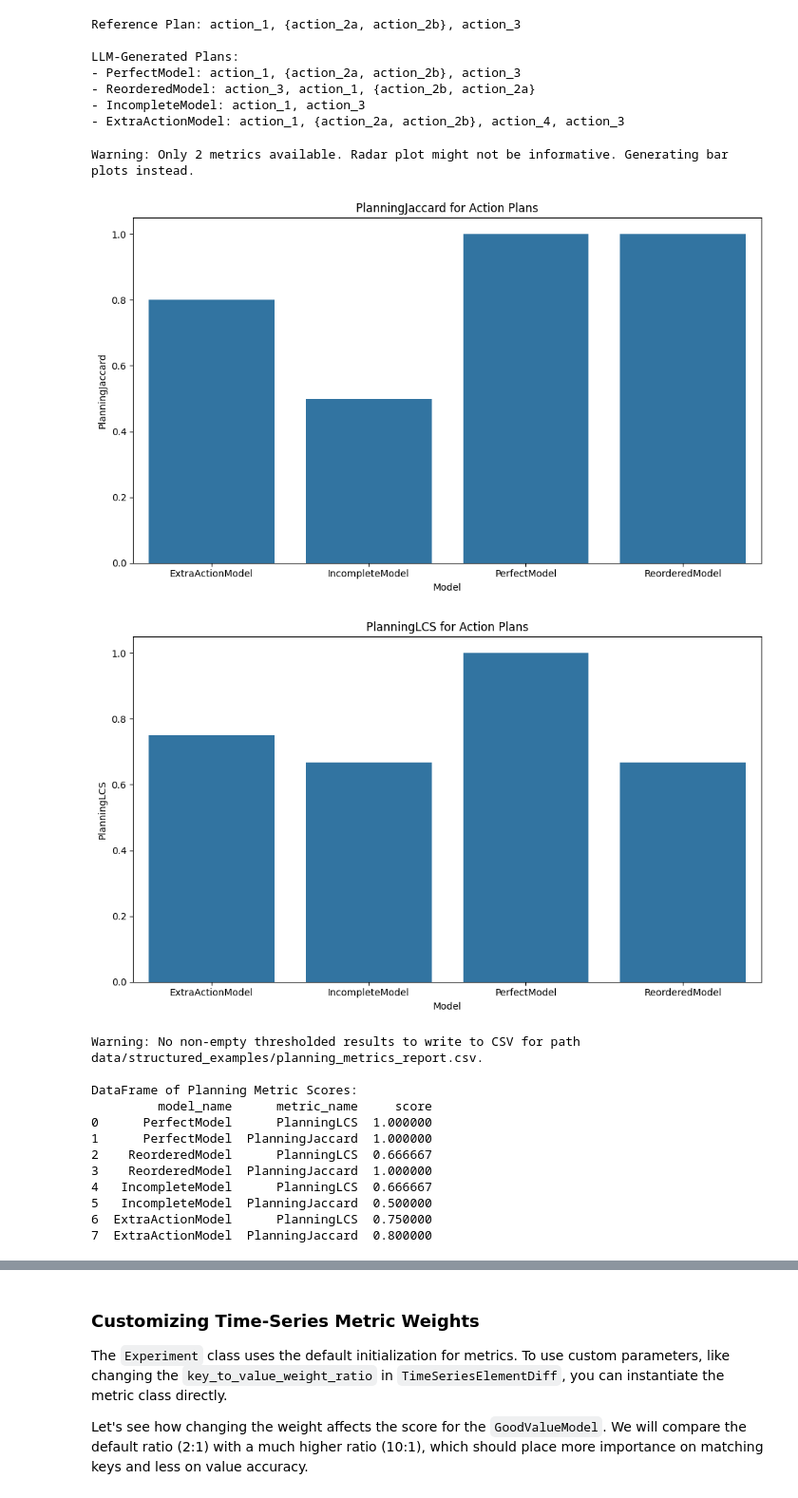
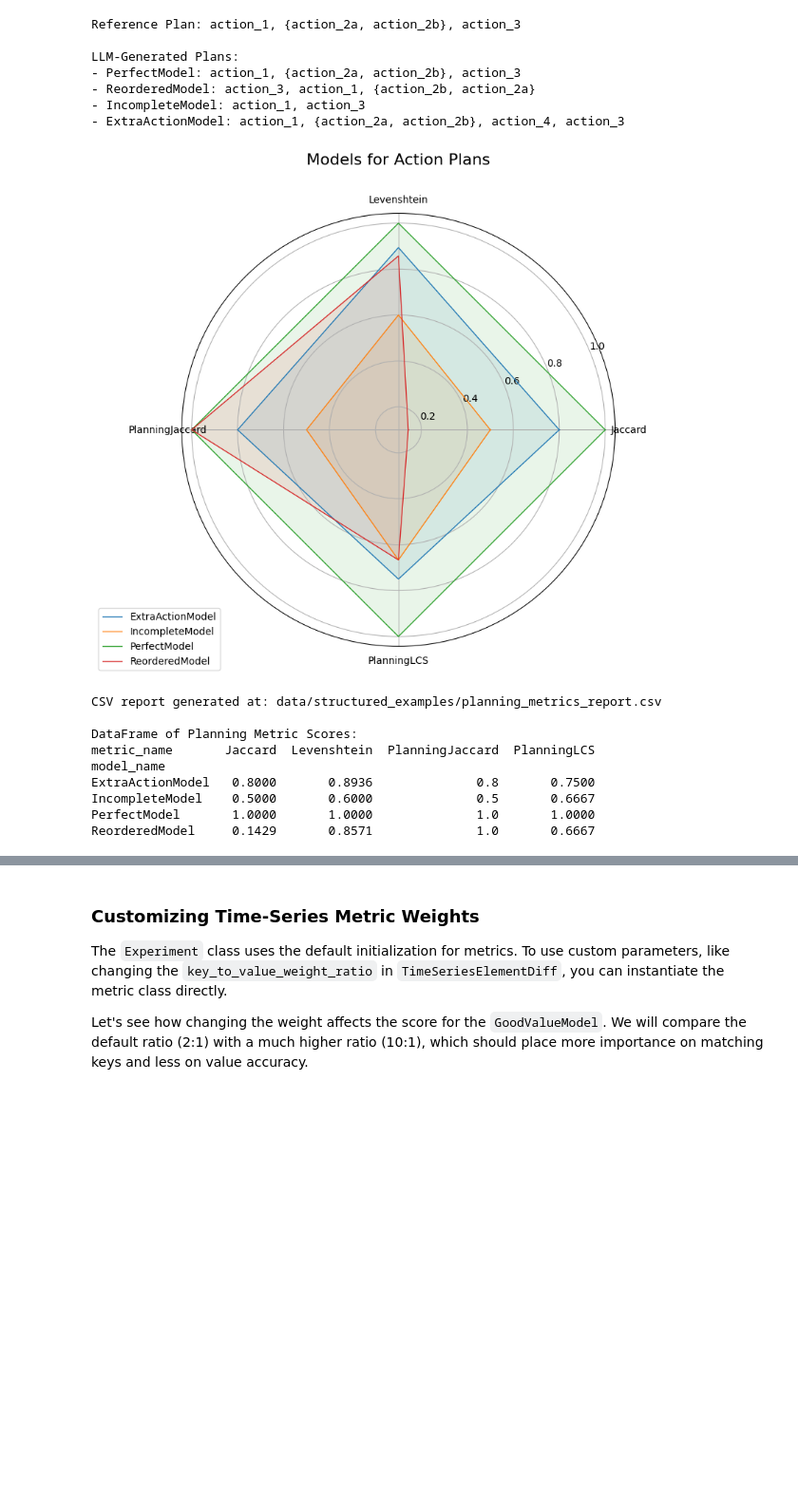
Before and after one commit to ai4society/GenAIResultsComparator, a Jupyter notebook: examples/example-structured_data.ipynb, the cells around one changed output, grey strips where cells are left out. Shown at 95% size. Drawn from its saved outputs; the diff is of its cells as text; code cells hidden in the pictures; blank space fills up the shorter version.

Commit message:
Example NB

```diff
--- a/examples/example-structured_data.ipynb
+++ b/examples/example-structured_data.ipynb
@@ -91,35 +96,33 @@ LLM-Generated Plans:
 # %%
 # 2. Initialize and run the Experiment
 planning_exp = Experiment(llm_responses=llm_plans, reference_answer=reference_plan)
 
 # Ensure output directory exists
 output_dir_planning = os.path.join("data", "structured_examples")
 os.makedirs(output_dir_planning, exist_ok=True)
 csv_path_planning = os.path.join(output_dir_planning, "planning_metrics_report.csv")
 
-# 3. Compare using both planning metrics
+# 3. Compare using both structured and standard text metrics
+# We include 'Jaccard' and 'Levenshtein' to see how they perform on structured text.
 planning_results_df = planning_exp.compare(
-    metrics=["PlanningLCS", "PlanningJaccard"],
+    metrics=["PlanningLCS", "PlanningJaccard", "Jaccard", "Levenshtein"],
     plot=True,
     output_csv_path=csv_path_planning,
     plot_title_suffix="for Action Plans",
 )
 
 print("\nDataFrame of Planning Metric Scores:")
-print(planning_results_df)
+# Displaying with higher precision for clarity
+with pd.option_context("display.precision", 4):
+    print(planning_results_df.pivot(index="model_name", columns="metric_name", values="score"))
 # %% [output]
+[figure, new version]
-Warning: Only 2 metrics available. Radar plot might not be informative. Generating bar plots instead.
+CSV report generated at: data/structured_examples/planning_metrics_report.csv
+
+DataFrame of Planning Metric Scores:
+metric_name       Jaccard  Levenshtein  PlanningJaccard  PlanningLCS
+model_name
+ExtraActionModel   0.8000       0.8936              0.8       0.7500
+IncompleteModel    0.5000       0.6000              0.5       0.6667
+PerfectModel       1.0000       1.0000              1.0       1.0000
+ReorderedModel     0.1429       0.8571              1.0       0.6667
-[figure, old version]
-[figure, removed]
-Warning: No non-empty thresholded results to write to CSV for path data/structured_examples/planning_metrics_report.csv.
-
-DataFrame of Planning Metric Scores:
-         model_name      metric_name     score
-0      PerfectModel      PlanningLCS  1.000000
-1      PerfectModel  PlanningJaccard  1.000000
-2    ReorderedModel      PlanningLCS  0.666667
-3    ReorderedModel  PlanningJaccard  1.000000
-4   IncompleteModel      PlanningLCS  0.666667
-5   IncompleteModel  PlanningJaccard  0.500000
-6  ExtraActionModel      PlanningLCS  0.750000
-7  ExtraActionModel  PlanningJaccard  0.800000
```
Also changed, not shown: parts of 10 cells of this notebook, 4 other files.
